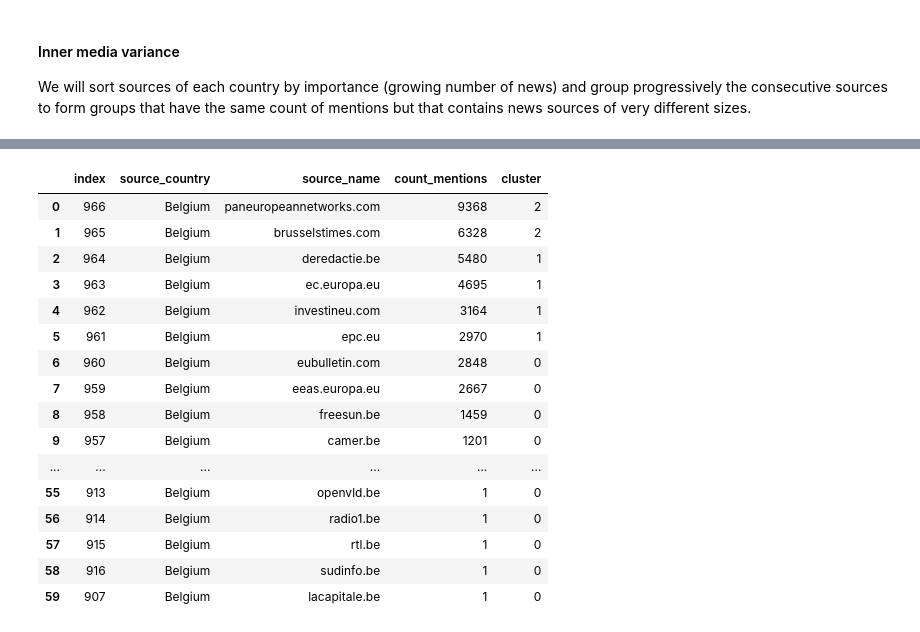
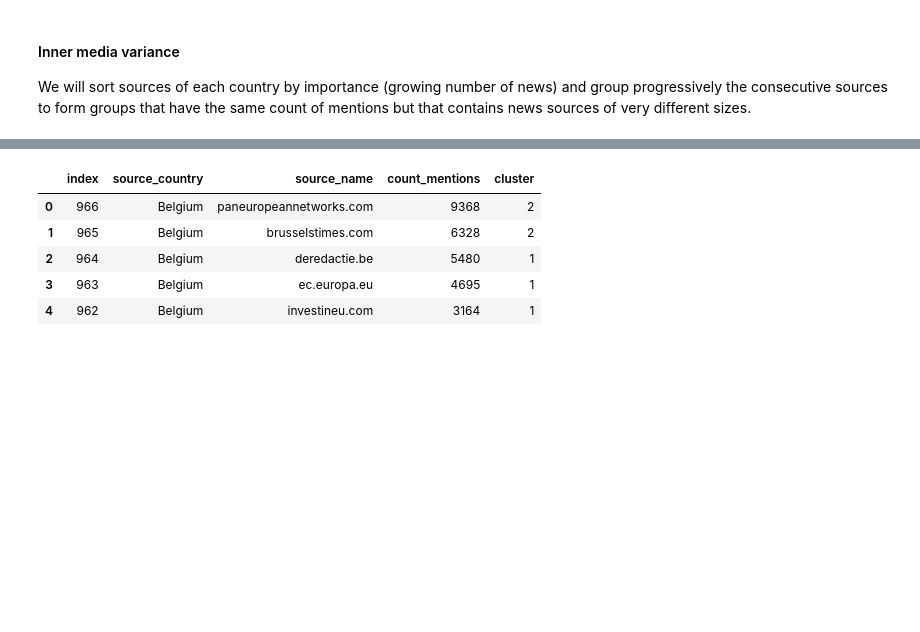
Before and after one commit to NatGr/projectAdA, a Jupyter notebook: tests_nathan.ipynb, the cells around one changed output, grey strips where cells are left out. Saved outputs shown, nothing was run; the diff lists cells and outputs as text; code cells hidden in the pictures; blank space fills up the shorter version.

```diff
--- a/tests_nathan.ipynb
+++ b/tests_nathan.ipynb
@@ -63,14 +70,11 @@ def plot_dendrogram(model, title, save_fig, **kwargs):
     linkage_matrix = np.column_stack([children, distance, no_of_observations]).astype(float)
 
     # Plot the corresponding dendrogram
-    if save_fig:
-        fig, ax = plt.subplots(figsize=(16, 10))
-    else:
-        fig, ax = plt.subplots(figsize=(8, 5))
+    fig, ax = plt.subplots()
     ax.set_title(title)
     dendrogram(linkage_matrix, orientation='right', **kwargs)
     if save_fig:
-        plt.savefig(os.path.join(GEN_DIR, f"{title}.png"))
+        plt.savefig(os.path.join(GEN_DIR, f"{title}.svg"), transparent=True, bbox_inches='tight')
 # %%
 def add_CI_to_DF(df, mean_col_name="avg_tone", std_col_name="std_tone", count_col_name="count_mentions", std_mean_col_name=None, alpha=0.05):
     """
@@ -409,10 +416,10 @@ diff_in_out.head()[["difference", "avg_tone_x", "avg_tone_y", "score"]].corr()
 #### Analyzing the influence of actor types
 plot the outer view for the main actor types as well as a plot comparing the average view (on all countries) for each actor type
 # %%
-ACTOR_TYPES = ["COP", "EDU", "GOV", "JUD", "LEG", "MED", "MNC", "MIL"]
-ACTOR_TYPES_DESCRIPTION = {"COP": "Police", "GOV": "Government", "EDU": "Education",
-                          "JUD": "Judiciary", "LEG": "Legislature", "MED": "Media",
-                           "MNC": "Big Corporations", "MIL": "Military"}
+ACTOR_TYPES = ["GOV", "MED", "COP", "MNC", "JUD", "MIL", "EDU", "ELI"]
+ACTOR_TYPES_DESCRIPTION = {"GOV": "Government", "MED": "Media", "COP": "Police" ,
+                           "MNC": "Big Corporations", "JUD": "Judiciary", "MIL": "Military",
+                           "EDU": "Education", "ELI": "Celebrities", "?": "Unknown"}
 country_outer_type_view = country_outer_type_view[country_outer_type_view.actor_type.apply(
     lambda x: x in ACTOR_TYPES)]
 
@@ -632,22 +637,11 @@ export_maps_locally(outer_clusters + [outer_all_clusters], "avg_tone", frame_nam
 [interactive output not drawn]
 # %%
 source_cluster[source_cluster.source_country == "Belgium"].sort_values(
-    by="count_mentions", ascending=False).reset_index()
+    by="count_mentions", ascending=False).reset_index().head(5)
 # %% [output]
 |  | index | source_country | source_name | count_mentions | cluster |
 | 0 | 966 | Belgium | paneuropeannetworks.com | 9368 | 2 |
 | 1 | 965 | Belgium | brusselstimes.com | 6328 | 2 |
 | 2 | 964 | Belgium | deredactie.be | 5480 | 1 |
 | 3 | 963 | Belgium | ec.europa.eu | 4695 | 1 |
 | 4 | 962 | Belgium | investineu.com | 3164 | 1 |
-| 5 | 961 | Belgium | epc.eu | 2970 | 1 |
-| 6 | 960 | Belgium | eubulletin.com | 2848 | 0 |
-| 7 | 959 | Belgium | eeas.europa.eu | 2667 | 0 |
-| 8 | 958 | Belgium | freesun.be | 1459 | 0 |
-| 9 | 957 | Belgium | camer.be | 1201 | 0 |
-| ... | ... | ... | ... | ... | ... |
-| 55 | 913 | Belgium | openvld.be | 1 | 0 |
-| 56 | 914 | Belgium | radio1.be | 1 | 0 |
-| 57 | 915 | Belgium | rtl.be | 1 | 0 |
-| 58 | 916 | Belgium | sudinfo.be | 1 | 0 |
-| 59 | 907 | Belgium | lacapitale.be | 1 | 0 |
```
Also changed, not shown: parts of 11 cells of this notebook, 4 other files.
